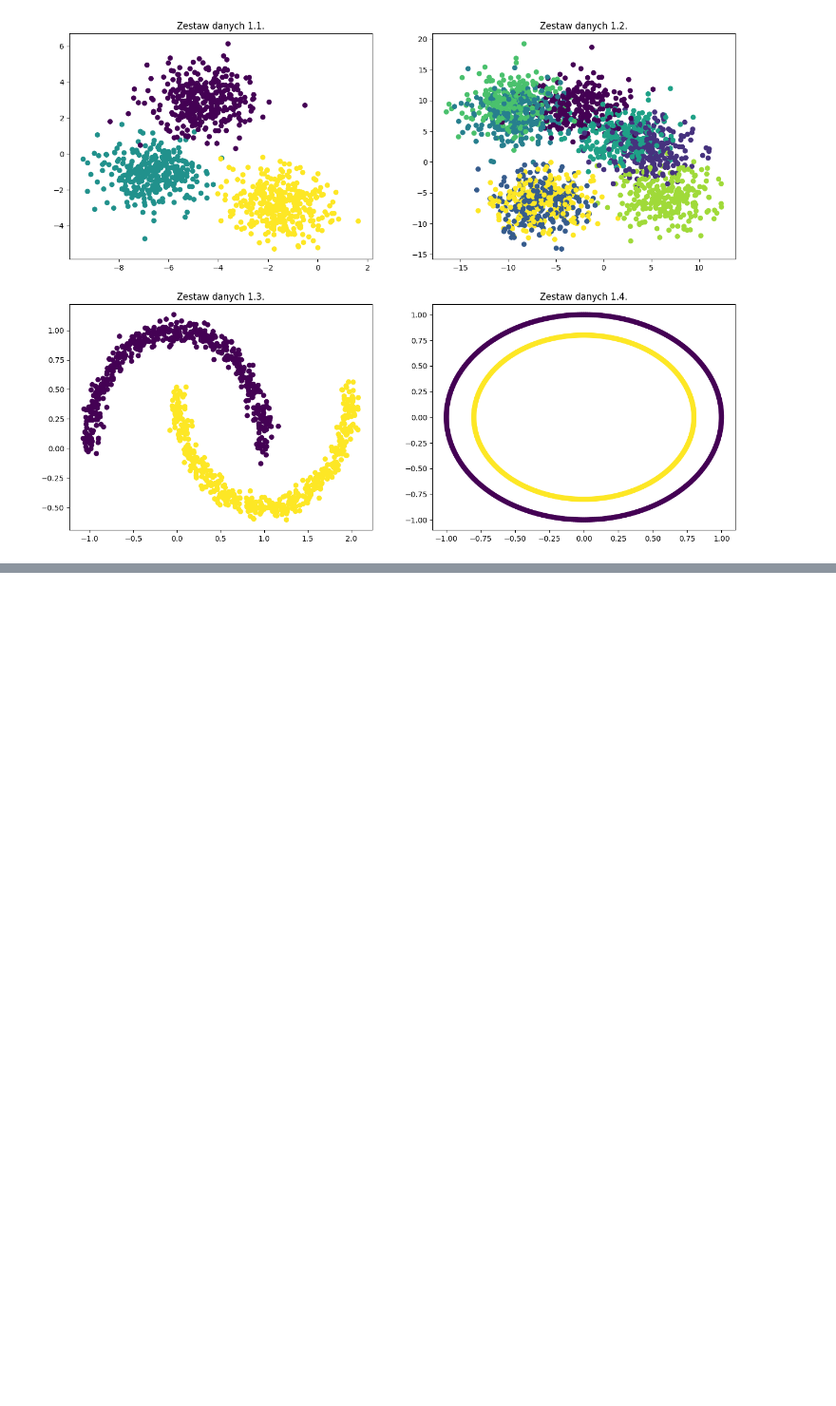
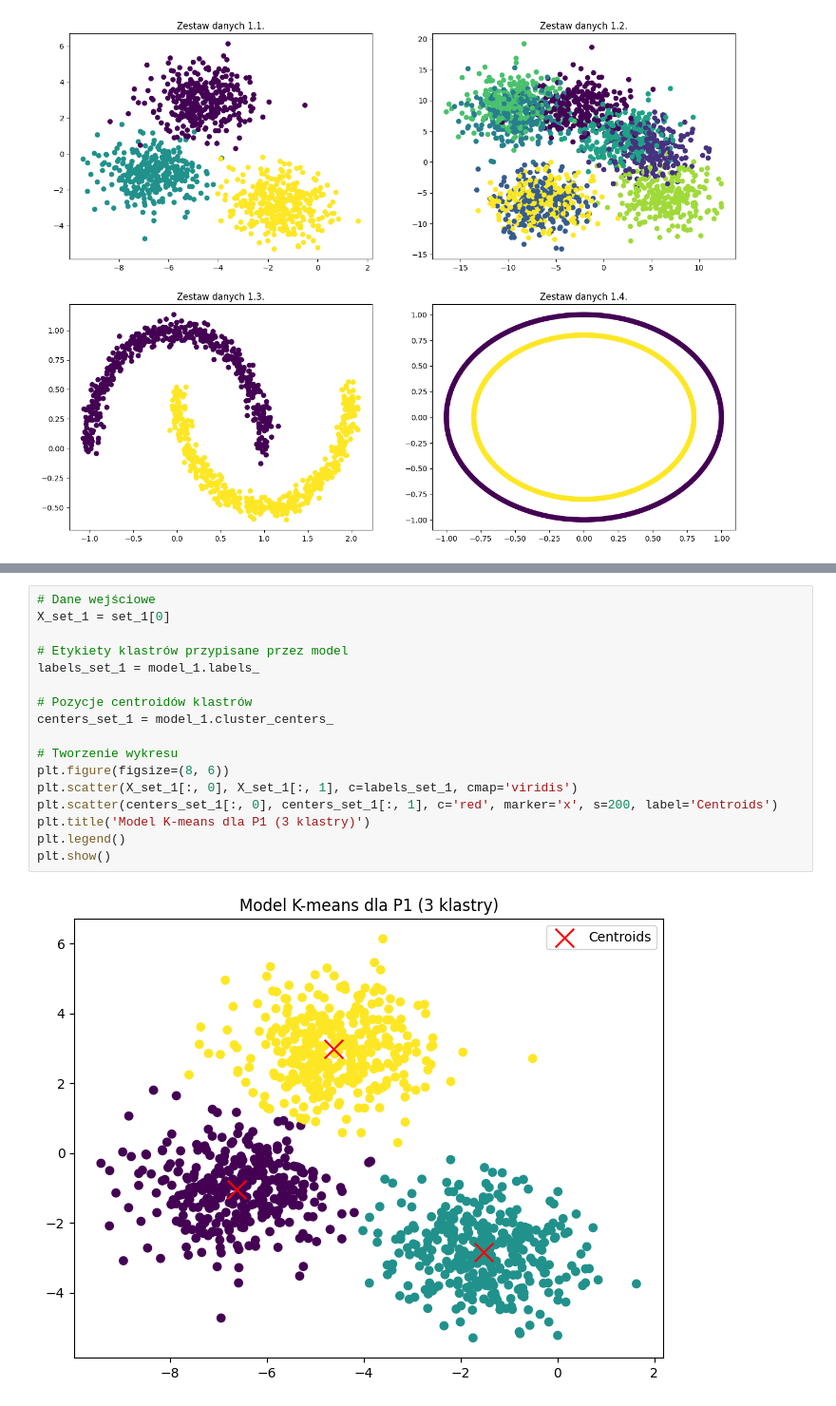
Before and after one commit to lukaszlewickii/Laboratorium-maszynowej-analizy-danych, a Jupyter notebook: Laborki 2 - 9.10/main.ipynb, the cells around one changed output, grey strips where cells are left out. Shown at 95% size. Cells and saved outputs as stored; diff of their text form; blank space fills up the shorter version.

```diff
--- a/Laborki 2 - 9.10/main.ipynb
+++ b/Laborki 2 - 9.10/main.ipynb
@@ -71,0 +66,19 @@ array([1, 1, 1, 2, 1, 0, 1, 1, 0, 0, 2, 1, 2, 1, 1, 0, 1, 0, 2, 1, 1, 1,
+# %%
+# Dane wejściowe
+X_set_1 = set_1[0]
+
+# Etykiety klastrów przypisane przez model
+labels_set_1 = model_1.labels_
+
+# Pozycje centroidów klastrów
+centers_set_1 = model_1.cluster_centers_
+
+# Tworzenie wykresu
+plt.figure(figsize=(8, 6))
+plt.scatter(X_set_1[:, 0], X_set_1[:, 1], c=labels_set_1, cmap='viridis')
+plt.scatter(centers_set_1[:, 0], centers_set_1[:, 1], c='red', marker='x', s=200, label='Centroids')
+plt.title('Model K-means dla P1 (3 klastry)')
+plt.legend()
+plt.show()
+# %% [output]
+[figure, added]
```
Also changed, not shown: parts of 7 cells of this notebook.
